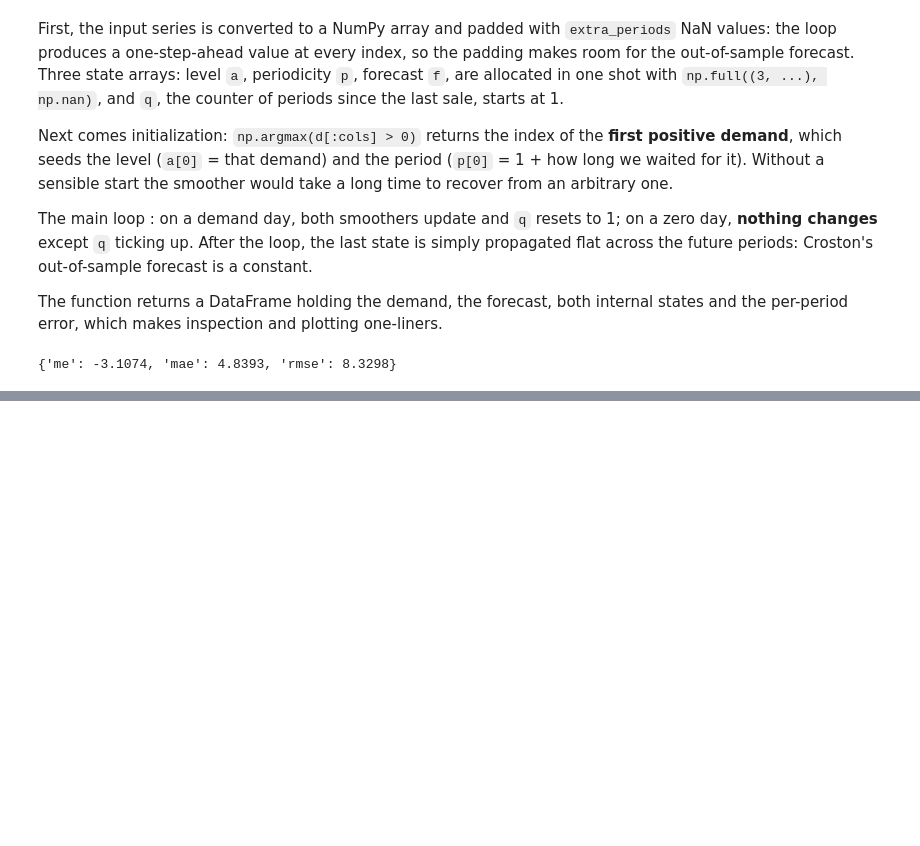
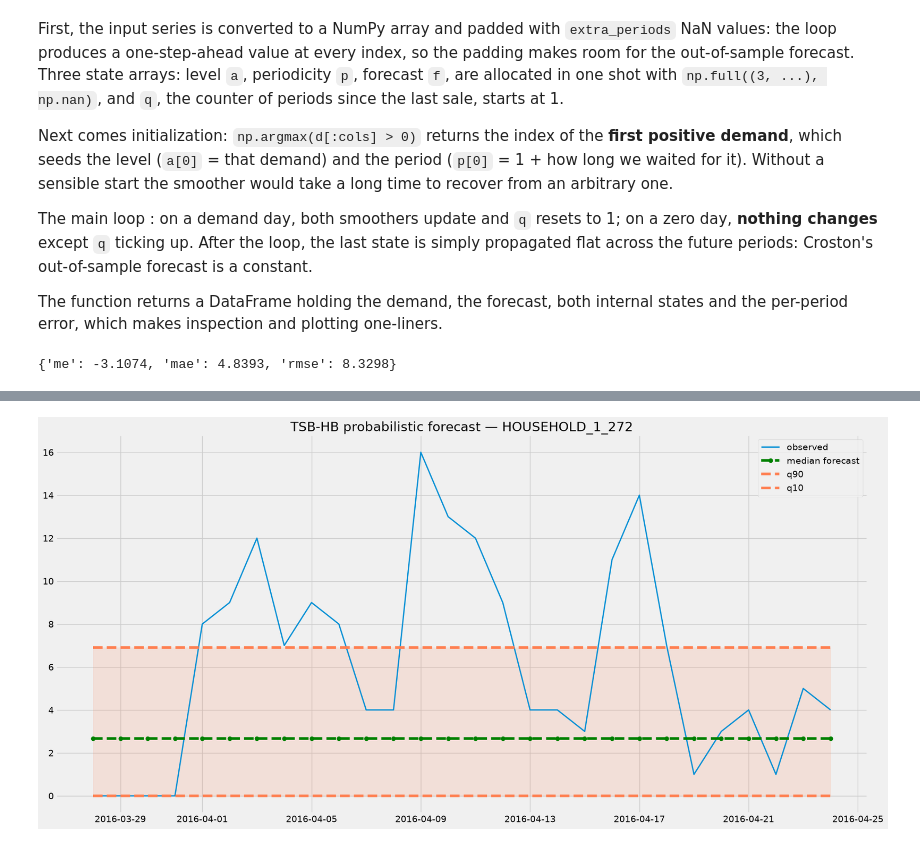
Before and after one commit to tng-konrad/time-series-with-Konrad, a Jupyter notebook: addendum-sales-and-demand-forecasting.ipynb, the cells around one changed output, grey strips where cells are left out. Saved outputs shown, nothing was run; the diff lists cells and outputs as text; code cells hidden in the pictures; blank space fills up the shorter version.

```diff
--- a/addendum-sales-and-demand-forecasting.ipynb
+++ b/addendum-sales-and-demand-forecasting.ipynb
@@ -295,0 +587,24 @@ forecast_metrics(valid_y.sales, pred_croston)
+# %%
+# point forecasts for all three models, per series, on the common holdout
+hb_pred = predict_tsb_hb(hb_params, panel_valid)
+panel_valid = panel_valid.merge(hb_pred, on=['unique_id', 'ds'], how='left')
+
+rows = []
+for uid, g_train in panel_train.groupby('unique_id'):
+    g_valid = panel_valid.loc[panel_valid.unique_id == uid]
+    y_true = g_valid['y'].values
+
+    pc = Croston(g_train['y'].values, extra_periods=HORIZON, alpha=ALPHA).Forecast.tail(HORIZON).values
+    pt = Croston_TSB(g_train['y'].values, extra_periods=HORIZON,
+                     alpha=ALPHA_TSB, beta=BETA_TSB).Forecast.tail(HORIZON).values
+    ph = g_valid['y_pred'].values
+
+    rows.append({'unique_id': uid,
+                 'rmse_croston': forecast_metrics(y_true, pc)['rmse'],
+                 'rmse_tsb':     forecast_metrics(y_true, pt)['rmse'],
+                 'rmse_tsbhb':   forecast_metrics(y_true, ph)['rmse']})
+
+results_df = pd.DataFrame(rows)
+results_df['delta'] = results_df['rmse_tsb'] - results_df['rmse_tsbhb']
+results_df['improved'] = results_df['delta'] > 0
+results_df.head(3)
@@ -295,0 +689,19 @@ forecast_metrics(valid_y.sales, pred_croston)
+# %%
+QUANTILES = [0.10, 0.25, 0.50, 0.75, 0.90]
+
+example_id = results_df.sort_values('delta', ascending=False).unique_id.iloc[0]
+g_valid = panel_valid.loc[panel_valid.unique_id == example_id]
+
+q_pred = predict_tsb_hb(hb_params, g_valid[['unique_id', 'ds']], quantiles=QUANTILES)
+
+plt.figure()
+plt.plot(g_valid.ds, g_valid.y, linewidth=2, label='observed')
+plt.plot(g_valid.ds, q_pred['q_0.5'], color='green', linestyle='--', marker='o', label='median forecast')
+plt.plot(g_valid.ds, q_pred['q_0.9'], color='coral', linestyle='--', label='q90')
+plt.plot(g_valid.ds, q_pred['q_0.1'], color='coral', linestyle='--', label='q10')
+plt.fill_between(g_valid.ds, q_pred['q_0.1'], q_pred['q_0.9'], color='coral', alpha=0.15)
+plt.title(f'TSB-HB probabilistic forecast — {example_id}')
+plt.legend()
+plt.show()
+# %% [output]
+[figure, added]
```
Also changed, not shown: parts of 26 cells of this notebook.
